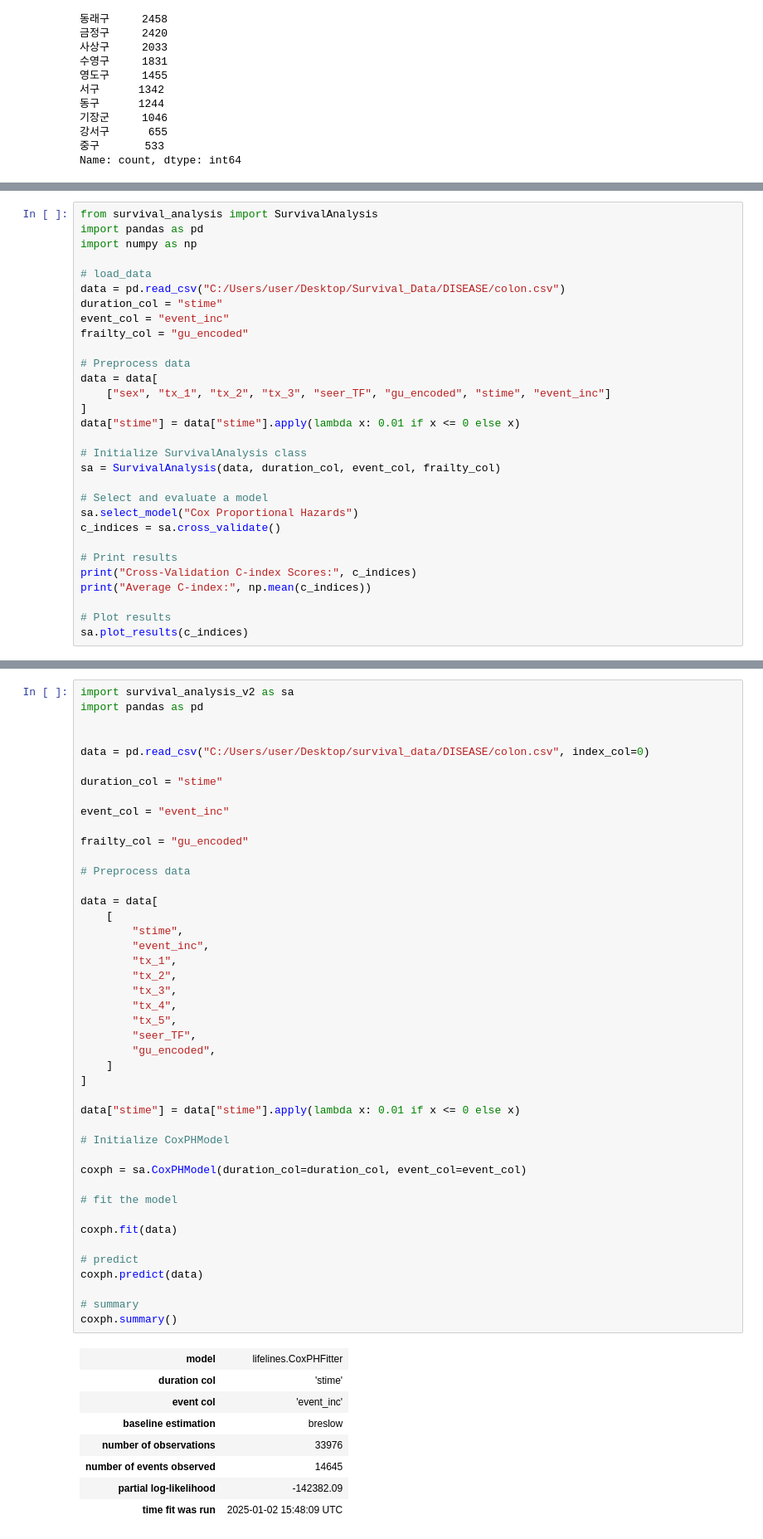
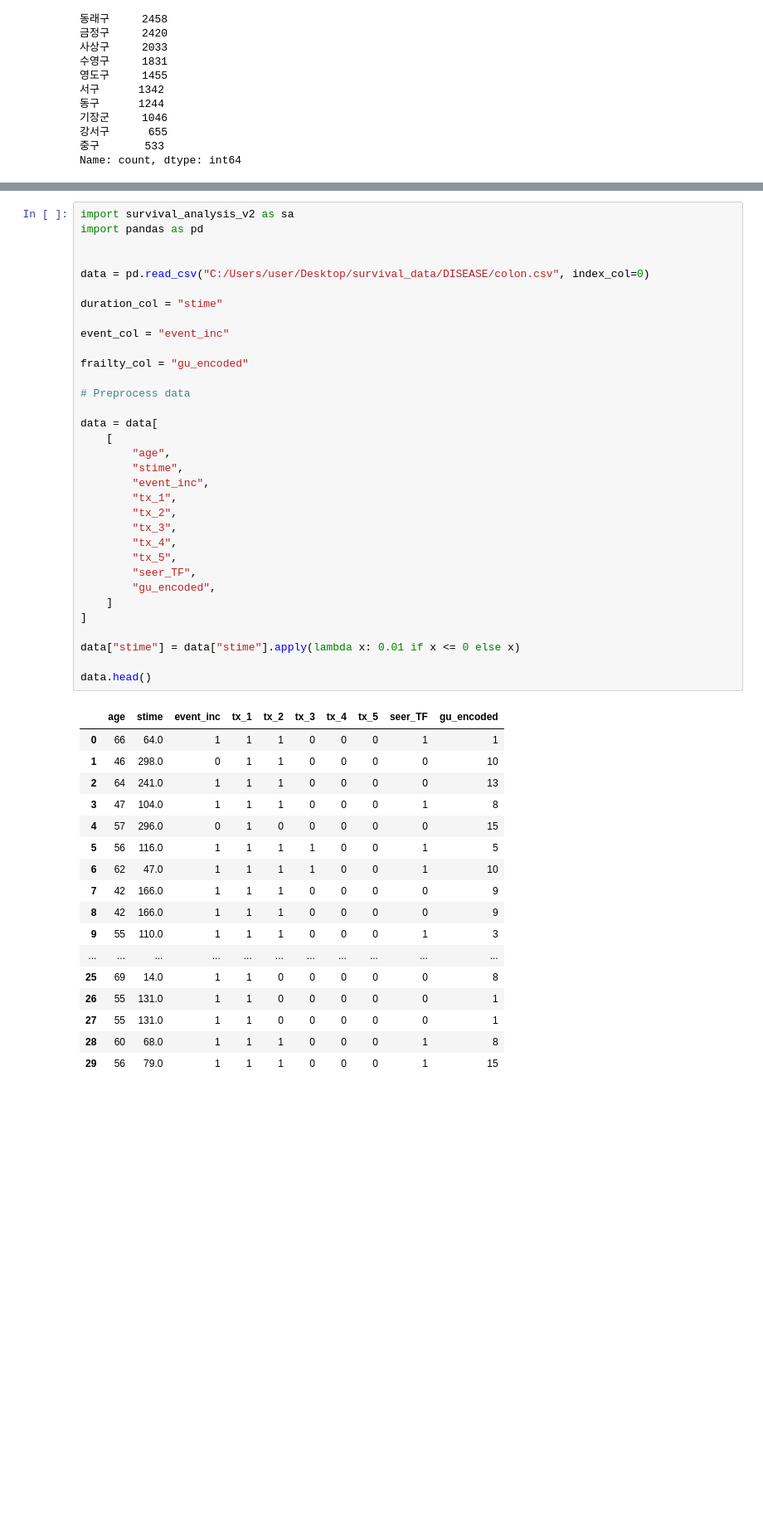
Before and after one commit to dohunhyeong/Busan_cancer_surv_analysis, a Jupyter notebook: SURV_DEF.ipynb, the cells around one changed output, grey strips where cells are left out. Shown at 83% size. Saved outputs shown, nothing was run; the diff lists cells and outputs as text; blank space fills up the shorter version.

```diff
--- a/SURV_DEF.ipynb
+++ b/SURV_DEF.ipynb
@@ -814,30 +431,0 @@ Average C-index: 0.7034464981551906
-# %%
-from survival_analysis import SurvivalAnalysis
-import pandas as pd
-import numpy as np
-
-# load_data
-data = pd.read_csv("C:/Users/user/Desktop/Survival_Data/DISEASE/colon.csv")
-duration_col = "stime"
-event_col = "event_inc"
-frailty_col = "gu_encoded"
-
-# Preprocess data
-data = data[
-    ["sex", "tx_1", "tx_2", "tx_3", "seer_TF", "gu_encoded", "stime", "event_inc"]
-]
-data["stime"] = data["stime"].apply(lambda x: 0.01 if x <= 0 else x)
-
-# Initialize SurvivalAnalysis class
-sa = SurvivalAnalysis(data, duration_col, event_col, frailty_col)
-
-# Select and evaluate a model
-sa.select_model("Cox Proportional Hazards")
-c_indices = sa.cross_validate()
-
-# Print results
-print("Cross-Validation C-index Scores:", c_indices)
-print("Average C-index:", np.mean(c_indices))
-
-# Plot results
-sa.plot_results(c_indices)
@@ -1099,51 +434,49 @@ import survival_analysis_v2 as sa
 import pandas as pd
 
 
 data = pd.read_csv("C:/Users/user/Desktop/survival_data/DISEASE/colon.csv", index_col=0)
 
 duration_col = "stime"
 
 event_col = "event_inc"
 
 frailty_col = "gu_encoded"
 
 # Preprocess data
 
 data = data[
     [
+        "age",
         "stime",
         "event_inc",
         "tx_1",
         "tx_2",
         "tx_3",
         "tx_4",
         "tx_5",
         "seer_TF",
         "gu_encoded",
     ]
 ]
 
 data["stime"] = data["stime"].apply(lambda x: 0.01 if x <= 0 else x)
 
-# Initialize CoxPHModel
-
-coxph = sa.CoxPHModel(duration_col=duration_col, event_col=event_col)
-
-# fit the model
-
-coxph.fit(data)
-
-# predict
-coxph.predict(data)
-
-# summary
-coxph.summary()
+data.head()
 # %% [output]
-| model | lifelines.CoxPHFitter |
-| duration col | 'stime' |
-| event col | 'event_inc' |
-| baseline estimation | breslow |
-| number of observations | 33976 |
-| number of events observed | 14645 |
-| partial log-likelihood | -142382.09 |
-| time fit was run | 2025-01-02 15:48:09 UTC |
+|  | age | stime | event_inc | tx_1 | tx_2 | tx_3 | tx_4 | tx_5 | seer_TF | gu_encoded |
+| 0 | 66 | 64.0 | 1 | 1 | 1 | 0 | 0 | 0 | 1 | 1 |
+| 1 | 46 | 298.0 | 0 | 1 | 1 | 0 | 0 | 0 | 0 | 10 |
+| 2 | 64 | 241.0 | 1 | 1 | 1 | 0 | 0 | 0 | 0 | 13 |
+| 3 | 47 | 104.0 | 1 | 1 | 1 | 0 | 0 | 0 | 1 | 8 |
+| 4 | 57 | 296.0 | 0 | 1 | 0 | 0 | 0 | 0 | 0 | 15 |
+| 5 | 56 | 116.0 | 1 | 1 | 1 | 1 | 0 | 0 | 1 | 5 |
+| 6 | 62 | 47.0 | 1 | 1 | 1 | 1 | 0 | 0 | 1 | 10 |
+| 7 | 42 | 166.0 | 1 | 1 | 1 | 0 | 0 | 0 | 0 | 9 |
+| 8 | 42 | 166.0 | 1 | 1 | 1 | 0 | 0 | 0 | 0 | 9 |
+| 9 | 55 | 110.0 | 1 | 1 | 1 | 0 | 0 | 0 | 1 | 3 |
+| ... | ... | ... | ... | ... | ... | ... | ... | ... | ... | ... |
+| 25 | 69 | 14.0 | 1 | 1 | 0 | 0 | 0 | 0 | 0 | 8 |
+| 26 | 55 | 131.0 | 1 | 1 | 0 | 0 | 0 | 0 | 0 | 1 |
+| 27 | 55 | 131.0 | 1 | 1 | 0 | 0 | 0 | 0 | 0 | 1 |
+| 28 | 60 | 68.0 | 1 | 1 | 1 | 0 | 0 | 0 | 1 | 8 |
+| 29 | 56 | 79.0 | 1 | 1 | 1 | 0 | 0 | 0 | 1 | 15 |
```
Also changed, not shown: parts of 41 cells of this notebook, 4 other files.
